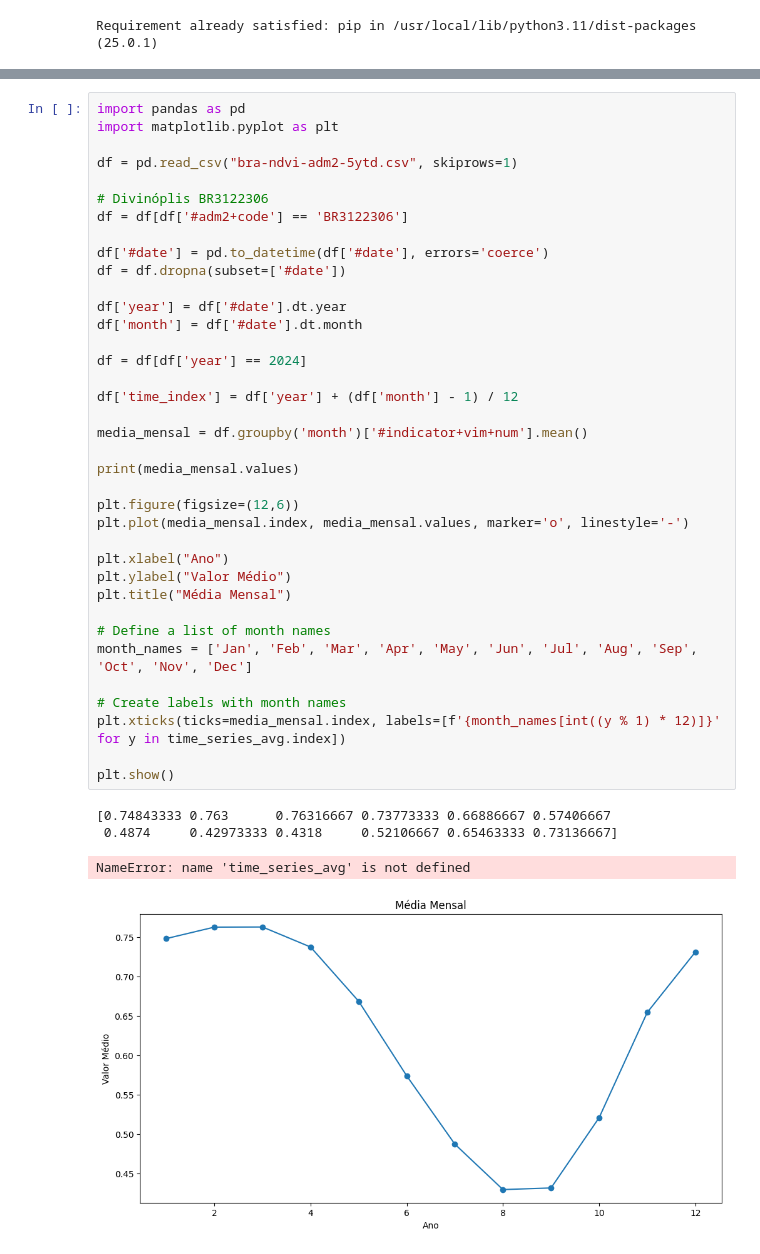
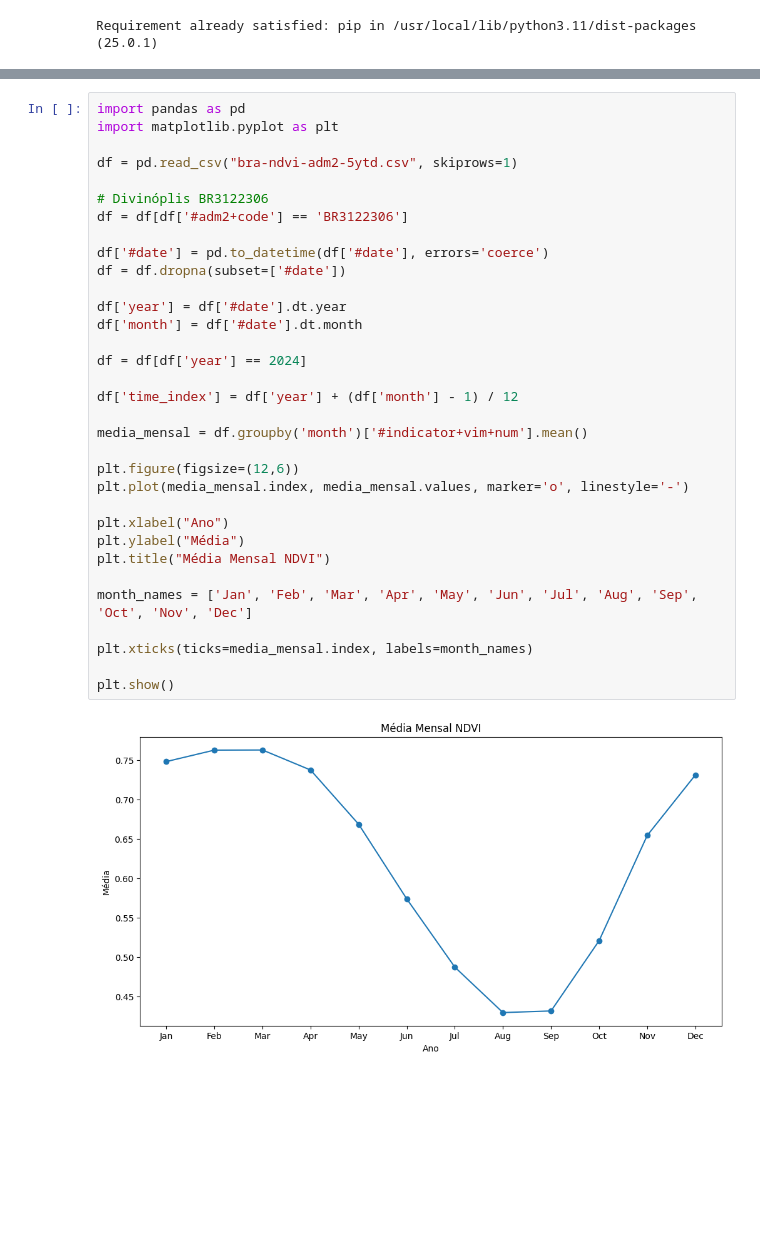
Before and after one commit to tinicius/controle, a Jupyter notebook: Trabalho_Controle.ipynb, the cells around one changed output, grey strips where cells are left out. Drawn from its saved outputs; the diff is of its cells as text; blank space fills up the shorter version.

```diff
--- a/Trabalho_Controle.ipynb
+++ b/Trabalho_Controle.ipynb
@@ -22,41 +56,34 @@ Requirement already satisfied: six>=1.5 in /usr/local/lib/python3.11/dist-packag
 import pandas as pd
 import matplotlib.pyplot as plt
 
 df = pd.read_csv("bra-ndvi-adm2-5ytd.csv", skiprows=1)
 
 # Divinóplis BR3122306
 df = df[df['#adm2+code'] == 'BR3122306']
 
 df['#date'] = pd.to_datetime(df['#date'], errors='coerce')
 df = df.dropna(subset=['#date'])
 
 df['year'] = df['#date'].dt.year
 df['month'] = df['#date'].dt.month
 
 df = df[df['year'] == 2024]
 
 df['time_index'] = df['year'] + (df['month'] - 1) / 12
 
 media_mensal = df.groupby('month')['#indicator+vim+num'].mean()
 
-print(media_mensal.values)
-
 plt.figure(figsize=(12,6))
 plt.plot(media_mensal.index, media_mensal.values, marker='o', linestyle='-')
 
 plt.xlabel("Ano")
-plt.ylabel("Valor Médio")
-plt.title("Média Mensal")
+plt.ylabel("Média")
+plt.title("Média Mensal NDVI")
 
-# Define a list of month names
 month_names = ['Jan', 'Feb', 'Mar', 'Apr', 'May', 'Jun', 'Jul', 'Aug', 'Sep', 'Oct', 'Nov', 'Dec']
 
-# Create labels with month names
-plt.xticks(ticks=media_mensal.index, labels=[f'{month_names[int((y % 1) * 12)]}' for y in time_series_avg.index])
+plt.xticks(ticks=media_mensal.index, labels=month_names)
 
 plt.show()
 # %% [output]
-[0.74843333 0.763      0.76316667 0.73773333 0.66886667 0.57406667
- 0.4874     0.42973333 0.4318     0.52106667 0.65463333 0.73136667]
-NameError: name 'time_series_avg' is not defined
-[figure, old version]
+[figure, new version]
```
Also changed, not shown: parts of 7 cells of this notebook, 1 other file.
